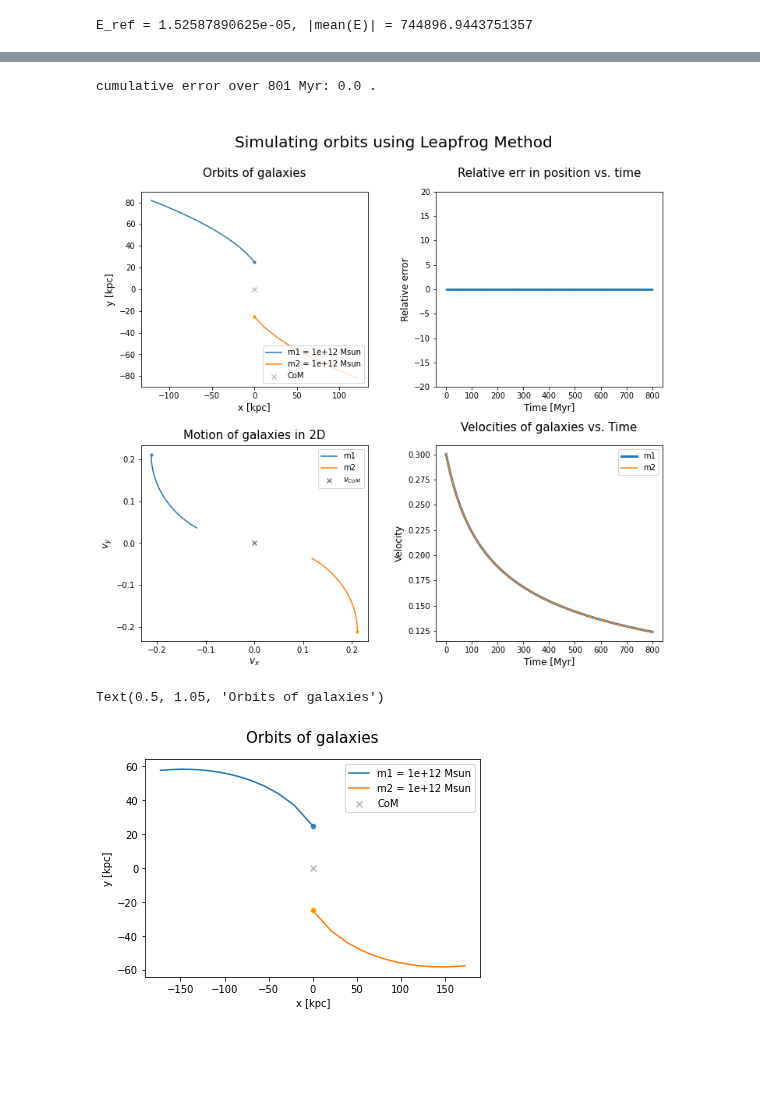
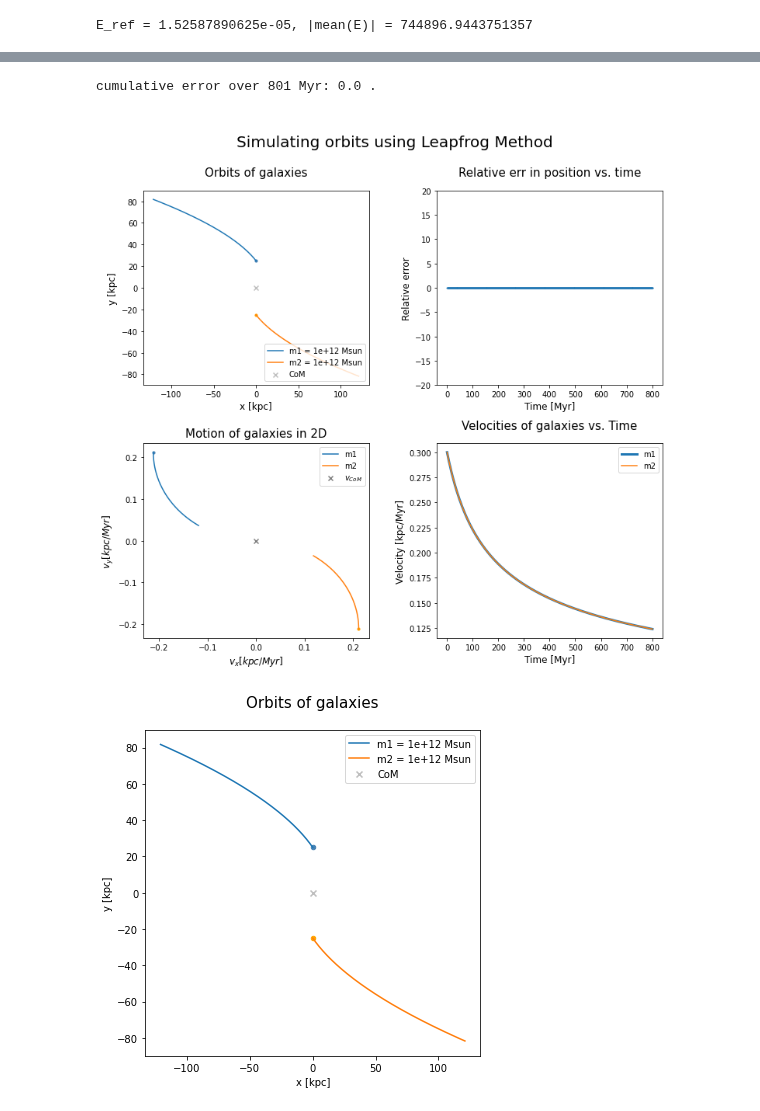
Before and after one commit to q-pratz-chem/Interacting_Galaxies, a Jupyter notebook: leap_frog.ipynb, the cells around one changed output, grey strips where cells are left out. Drawn from its saved outputs; the diff is of its cells as text; code cells hidden in the pictures; blank space fills up the shorter version.

Commit message:
updated the missing E unit and obtained plots

```diff
--- a/leap_frog.ipynb
+++ b/leap_frog.ipynb
@@ -309,7 +315,7 @@ plt.plot(v_[:,0], v_[:,1], label="m1")
 plt.plot(v_[:,2], v_[:,3], label="m2")
 plt.title("Motion of galaxies in 2D", fontsize='15', y=1.01)
 plt.legend()
-plt.xlabel("$v_{x}$", fontsize=12), plt.ylabel("$v_y$", fontsize=12)
+plt.xlabel("$v_{x} [kpc/Myr]$", fontsize=12), plt.ylabel("$v_y [kpc/Myr]$", fontsize=12)
 
 # vel vs time
 plt.subplot(224,aspect='auto')
@@ -317,25 +323,25 @@ plt.plot(t, np.sqrt(v_[:,0]**2 + v_[:,1]**2), lw=3, label="m1" )
 plt.plot(t, np.sqrt(v_[:,2]**2 + v_[:,3]**2), label="m2" )
 plt.title("Velocities of galaxies vs. Time", fontsize='15', y=1.05)
 plt.legend()
-plt.xlabel("Time [Myr]", fontsize=12), plt.ylabel("Velocity", fontsize=12)
+plt.xlabel("Time [Myr]", fontsize=12), plt.ylabel("Velocity [kpc/Myr]", fontsize=12)
 
 
 fig.suptitle("\nSimulating orbits using Leapfrog Method\n", fontsize = '20')
 fig.subplots_adjust(hspace=0.3,wspace=0.3,top=0.85,bottom=0.05)
 # %% [output]
 cumulative error over 801 Myr: 0.0 .
-[figure, old version]
+[figure, new version]
 # %%
-
+fig = plt.figure(figsize = (6,6))
 plt.scatter(0,0, marker='x', color='grey', alpha=0.5, label=r'CoM')
 plt.scatter(X[0,0], Y[0,0], s=20, c='steelblue') # initial position
 plt.scatter(X[0,1], Y[0,1], s=20, c='orange') # initial position
 plt.plot(X[:,0], Y[:,0], label=f"m1 = {m1:.3} Msun")
 plt.plot(X[:,1], Y[:,1], label=f"m2 = {m2:.3} Msun")
 
 plt.xlabel("x [kpc]"), plt.ylabel("y [kpc]")
 plt.legend()
 plt.title("Orbits of galaxies", fontsize='15', y=1.05)
+plt.show()
 # %% [output]
-Text(0.5, 1.05, 'Orbits of galaxies')
-[figure, old version]
+[figure, new version]
```
Also changed, not shown: parts of 6 cells of this notebook.
